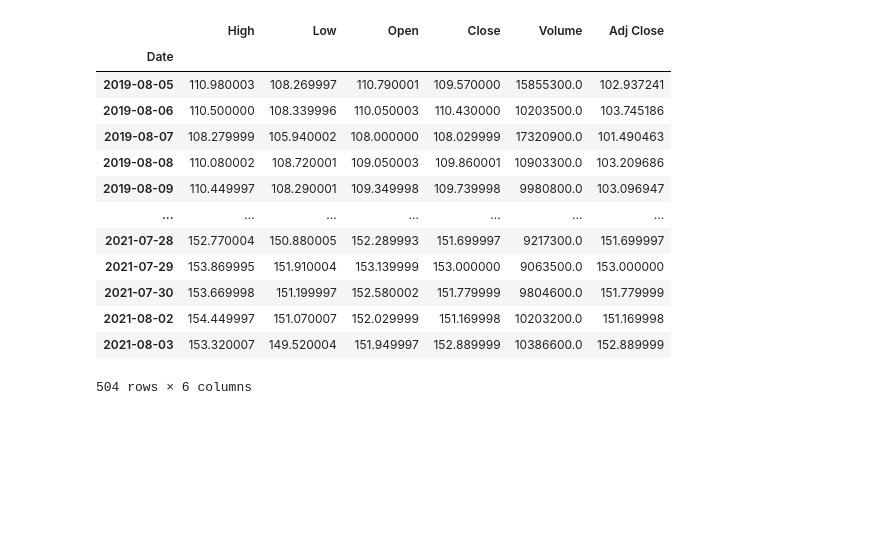
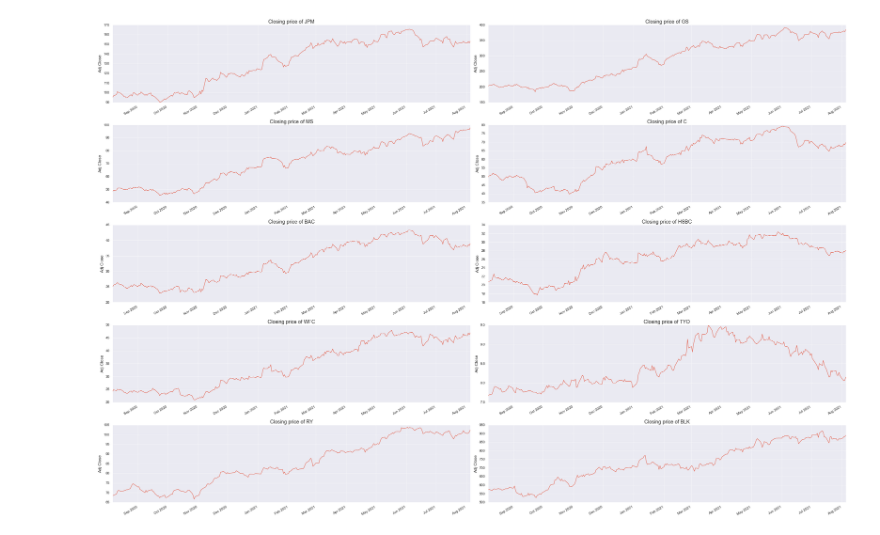
Before and after one commit to mtpalovic/The-Moving-Average-Strategy, a Jupyter notebook: Bloomberg Terminal Project.ipynb, the cells around one changed output. Drawn from its saved outputs; the diff is of its cells as text; code cells hidden in the pictures; blank space fills up the shorter version.

```diff
--- a/Bloomberg Terminal Project.ipynb
+++ b/Bloomberg Terminal Project.ipynb
@@ -2,9 +2,18 @@
 import numpy as np
 import pandas as pd
 import matplotlib.pyplot as plt
+plt.style.use("ggplot")
+# plt.style.available[:] gives list of all available stylesheets
 %matplotlib inline
-plt.style.use("fivethirtyeight")
 import seaborn as sns
 sns.set_style("darkgrid")
 import datetime as dt
 import pandas_datareader.data as web
+
+import yfinance as yf
+# yfinance is a popular open source library developed by Ran Aroussi
+# as a means to access the financial data available on Yahoo Finance
+
+from sklearn import metrics
+from sklearn.preprocessing import MinMaxScaler
+from sklearn.model_selection import train_test_split
@@ -14,8 +20,7 @@ import pandas_datareader.data as web
 # %%
+end = dt.datetime.today()
 start = dt.datetime(end.year-1, end.month, end.day)
-end = dt.datetime.today()
 
-# jpm.columns
 # jp morgan
 jpm = web.DataReader("JPM", "yahoo", start,end)
 # goldman sachs
@@ -34,20 +39,21 @@ wfc = web.DataReader("WFC", "yahoo", start, end)
 tyo = web.DataReader("TYO", "yahoo", start, end)
 # RBC capital markets
 ry = web.DataReader("RY", "yahoo", start, end)
+# blackrock
+blk = web.DataReader("BLK", "yahoo", start, end)
-# %%
-jpm
-# %% [output]
-|  | High | Low | Open | Close | Volume | Adj Close |
-| Date |  |  |  |  |  |  |
-| 2019-08-05 | 110.980003 | 108.269997 | 110.790001 | 109.570000 | 15855300.0 | 102.937241 |
-| 2019-08-06 | 110.500000 | 108.339996 | 110.050003 | 110.430000 | 10203500.0 | 103.745186 |
-| 2019-08-07 | 108.279999 | 105.940002 | 108.000000 | 108.029999 | 17320900.0 | 101.490463 |
-| 2019-08-08 | 110.080002 | 108.720001 | 109.050003 | 109.860001 | 10903300.0 | 103.209686 |
-| 2019-08-09 | 110.449997 | 108.290001 | 109.349998 | 109.739998 | 9980800.0 | 103.096947 |
-| ... | ... | ... | ... | ... | ... | ... |
-| 2021-07-28 | 152.770004 | 150.880005 | 152.289993 | 151.699997 | 9217300.0 | 151.699997 |
-| 2021-07-29 | 153.869995 | 151.910004 | 153.139999 | 153.000000 | 9063500.0 | 153.000000 |
-| 2021-07-30 | 153.669998 | 151.199997 | 152.580002 | 151.779999 | 9804600.0 | 151.779999 |
-| 2021-08-02 | 154.449997 | 151.070007 | 152.029999 | 151.169998 | 10203200.0 | 151.169998 |
-| 2021-08-03 | 153.320007 | 149.520004 | 151.949997 | 152.889999 | 10386600.0 | 152.889999 |
-504 rows × 6 columns
+# %%
+stock_list = [jpm, gs, ms, c, bac, hsbc, wfc, tyo, ry, blk]
+stock_name_list = ["JPM", "GS", "MS", "C", "BAC", "HSBC", "WFC", "TYO", "RY", "BLK"]
+# %%
+plt.figure(figsize=(30,20))
+
+# in python it starts at one
+for i, stock in enumerate(stock_list, 1):
+    plt.subplot(5,2,i)
+    stock["Adj Close"].plot()
+    plt.ylabel("Adj Close")
+    plt.xlabel(None)
+    plt.title(f"Closing price of {stock_name_list[i-1]}")
+plt.tight_layout()
+# %% [output]
+[figure, added]
```
Also changed, not shown: parts of 4 cells of this notebook.
